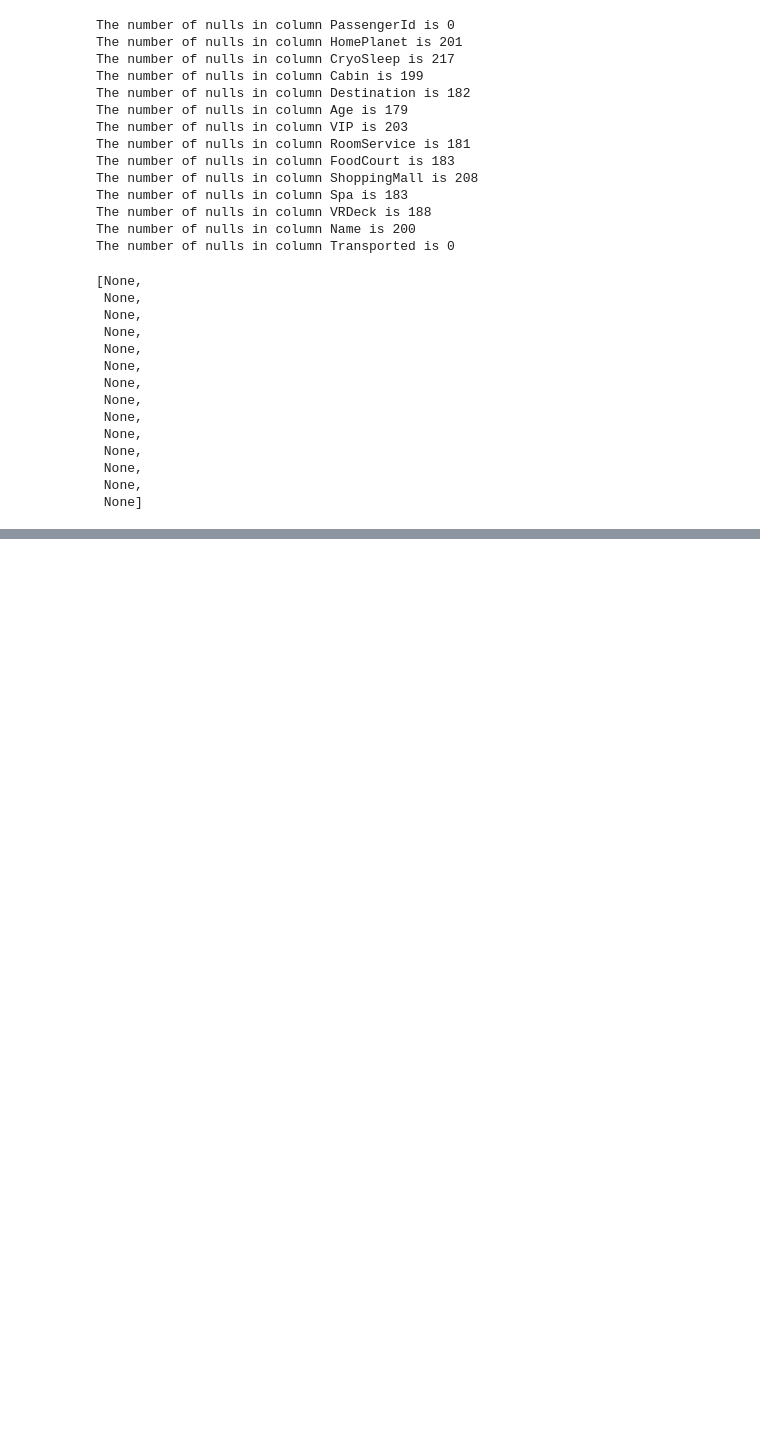
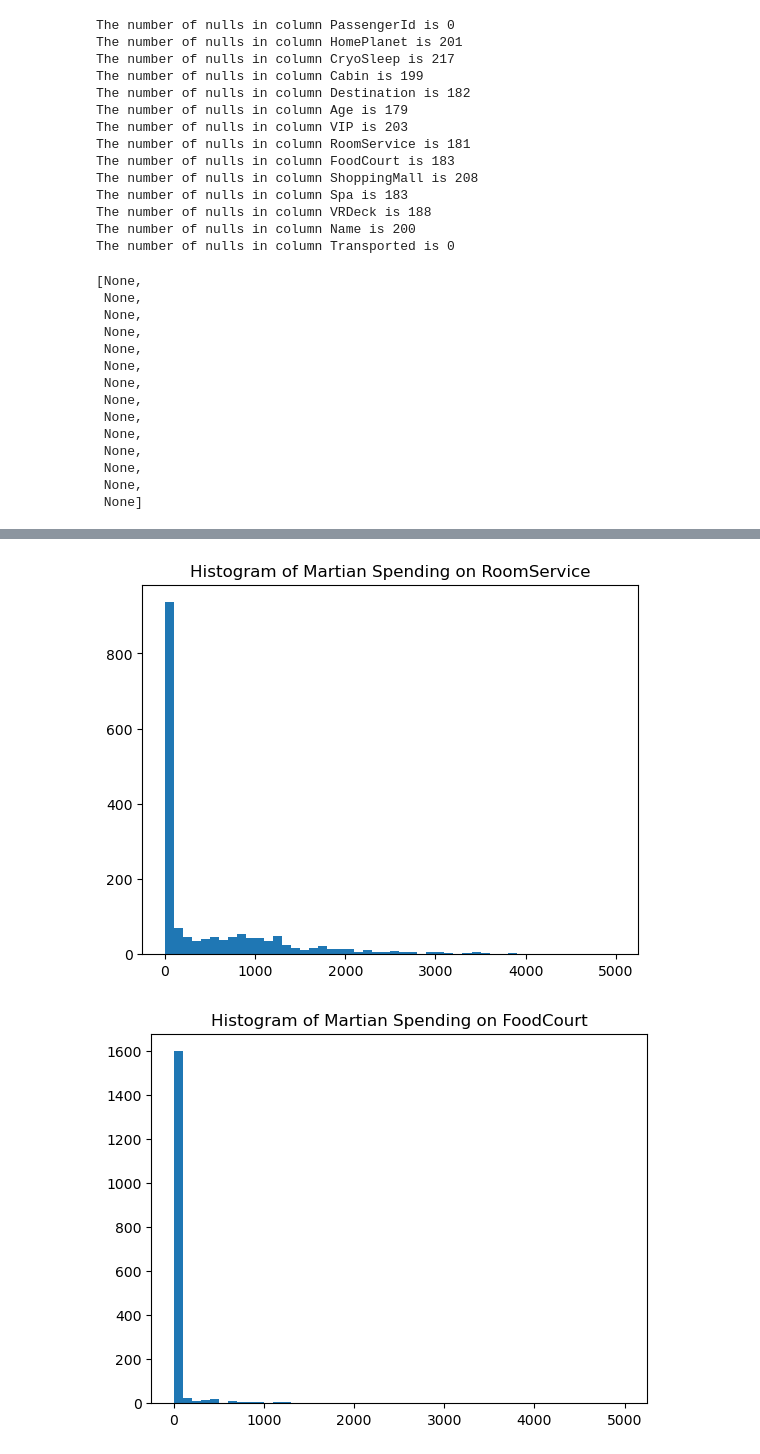
Before and after one commit to jmeisenh/SpaceTitanic, a Jupyter notebook: SpaceShipTitanicWorkflow.ipynb, the cells around one changed output, grey strips where cells are left out. Drawn from its saved outputs; the diff is of its cells as text; code cells hidden in the pictures; blank space fills up the shorter version.

```diff
--- a/SpaceShipTitanicWorkflow.ipynb
+++ b/SpaceShipTitanicWorkflow.ipynb
@@ -83,0 +243,10 @@ That is a fair number of blanks, maybe we can infer some values
+# %%
+# check amenitites spending
+for i in amenities:
+    plt.figure()
+    plt.title(f'Histogram of Martian Spending on {i}')
+    plt.hist(dfMartians[i], bins = 50, range = (0,5000))
+    plt.show()
+# %% [output]
+[figure, added]
+[figure, added]
```
Also changed, not shown: parts of 32 cells of this notebook.
